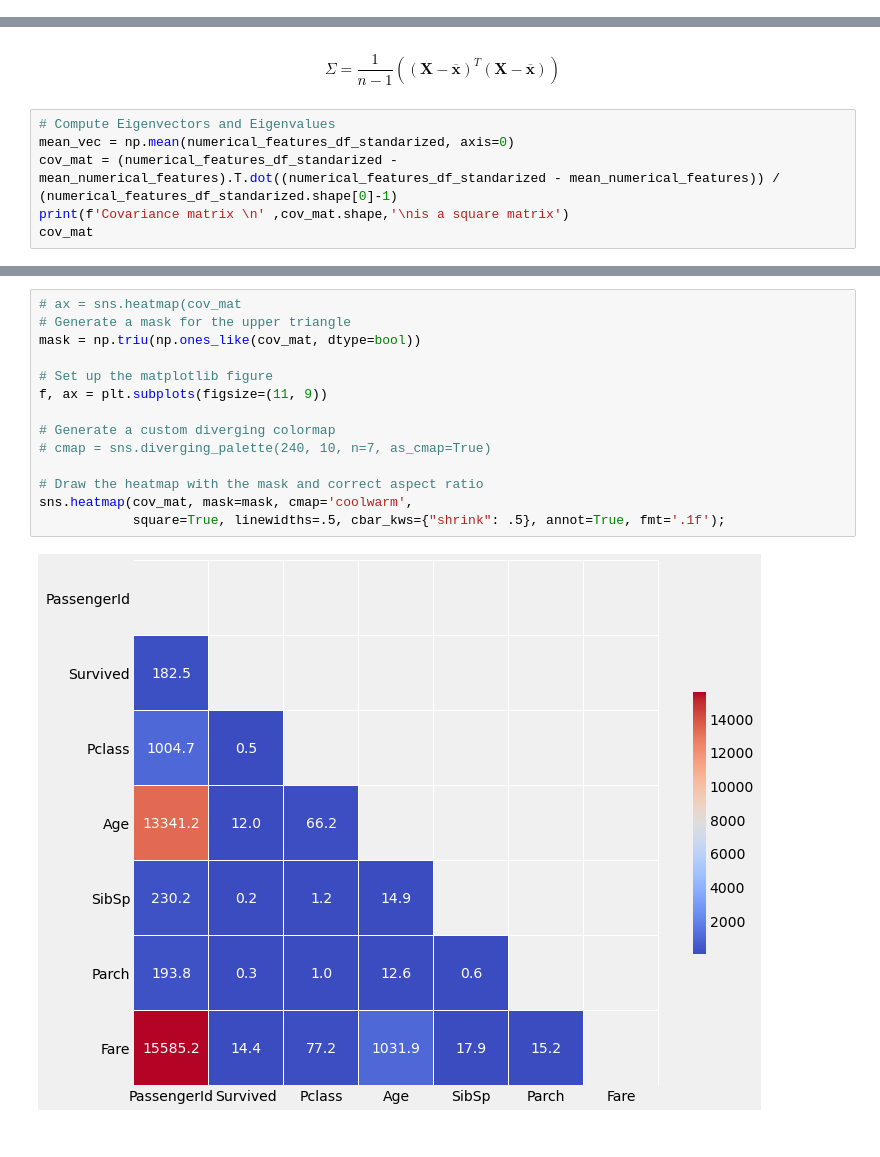
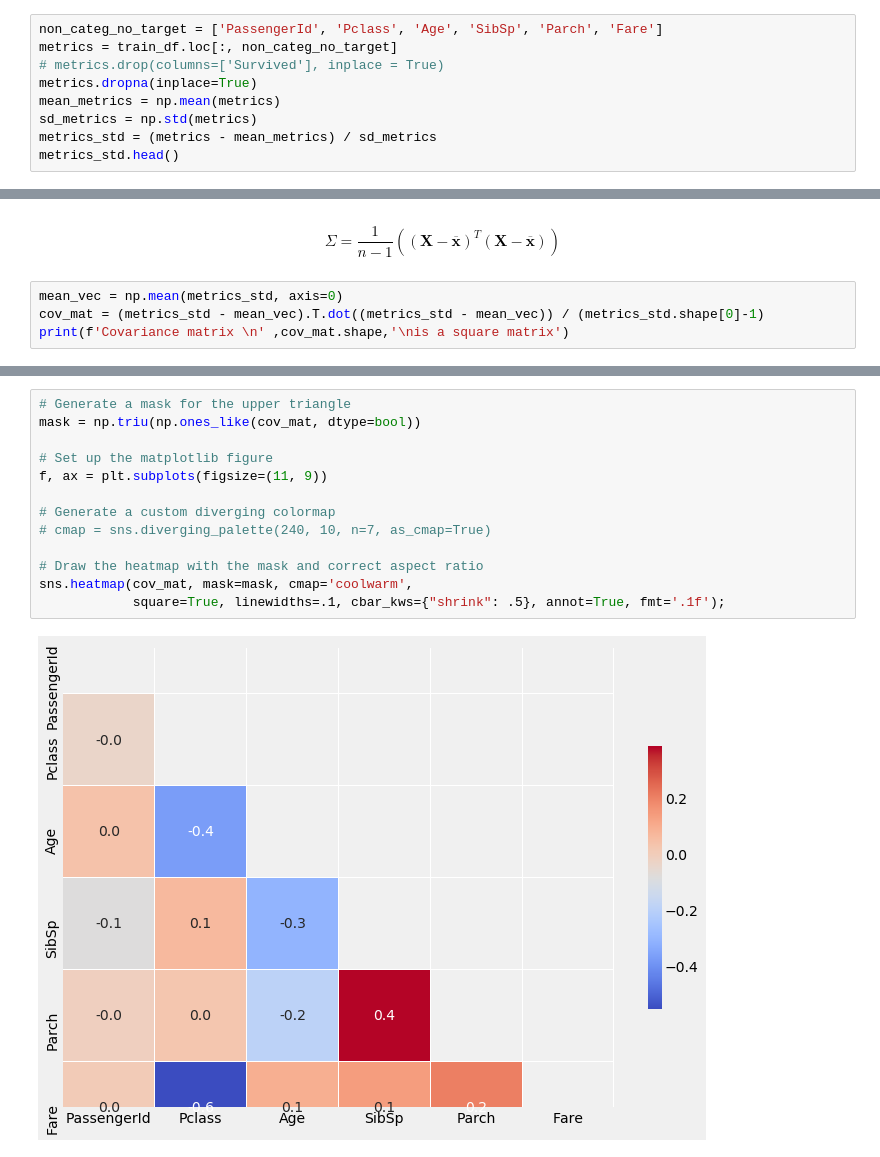
Before and after one commit to cristobalza/lab_5_kaggle_dma, a Jupyter notebook: kaggle_lab_5.ipynb, the cells around one changed output, grey strips where cells are left out. Drawn from its saved outputs; the diff is of its cells as text.

```diff
--- a/kaggle_lab_5.ipynb
+++ b/kaggle_lab_5.ipynb
@@ -310,0 +295,9 @@ numerical_features_df_standarized.head()
+# %%
+non_categ_no_target = ['PassengerId', 'Pclass', 'Age', 'SibSp', 'Parch', 'Fare']
+metrics = train_df.loc[:, non_categ_no_target]
+# metrics.drop(columns=['Survived'], inplace = True)
+metrics.dropna(inplace=True)
+mean_metrics = np.mean(metrics)
+sd_metrics = np.std(metrics)
+metrics_std = (metrics - mean_metrics) / sd_metrics
+metrics_std.head()
@@ -311,10 +311,8 @@ numerical_features_df_standarized.head()
 # %% [markdown]
 $$\Sigma=\frac{1}{n-1}\left((\mathbf{X}-\overline{\mathbf{x}})^{T}(\mathbf{X}-\overline{\mathbf{x}})\right)$$
 # %%
-# Compute Eigenvectors and Eigenvalues
-mean_vec = np.mean(numerical_features_df_standarized, axis=0)
-cov_mat = (numerical_features_df_standarized - mean_numerical_features).T.dot((numerical_features_df_standarized - mean_numerical_features)) / (numerical_features_df_standarized.shape[0]-1)
+mean_vec = np.mean(metrics_std, axis=0)
+cov_mat = (metrics_std - mean_vec).T.dot((metrics_std - mean_vec)) / (metrics_std.shape[0]-1)
 print(f'Covariance matrix \n' ,cov_mat.shape,'\nis a square matrix')
-cov_mat
 # %% [output]
 Covariance matrix
@@ -331,16 +328,15 @@ is a square matrix
 # %%
-# ax = sns.heatmap(cov_mat
 # Generate a mask for the upper triangle
 mask = np.triu(np.ones_like(cov_mat, dtype=bool))
 
 # Set up the matplotlib figure
 f, ax = plt.subplots(figsize=(11, 9))
 
 # Generate a custom diverging colormap
 # cmap = sns.diverging_palette(240, 10, n=7, as_cmap=True)
 
 # Draw the heatmap with the mask and correct aspect ratio
 sns.heatmap(cov_mat, mask=mask, cmap='coolwarm',
-            square=True, linewidths=.5, cbar_kws={"shrink": .5}, annot=True, fmt='.1f');
+            square=True, linewidths=.1, cbar_kws={"shrink": .5}, annot=True, fmt='.1f');
 # %% [output]
-[figure, old version]
+[figure, new version]
```
Also changed, not shown: parts of 45 cells of this notebook.
